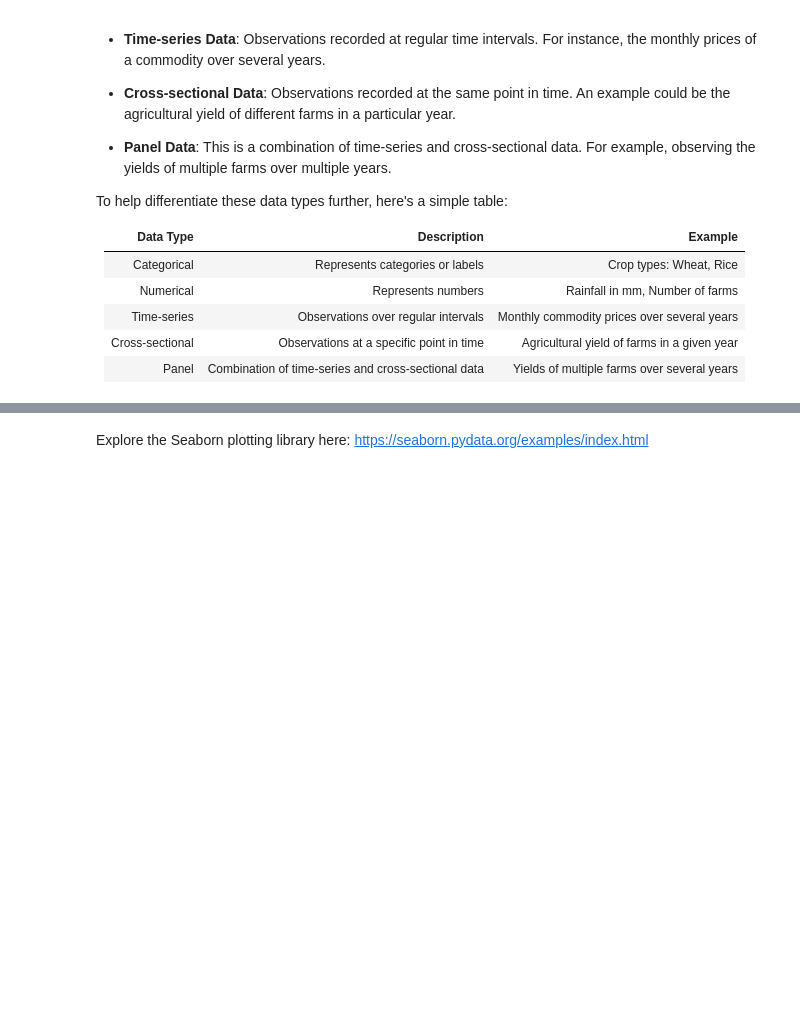
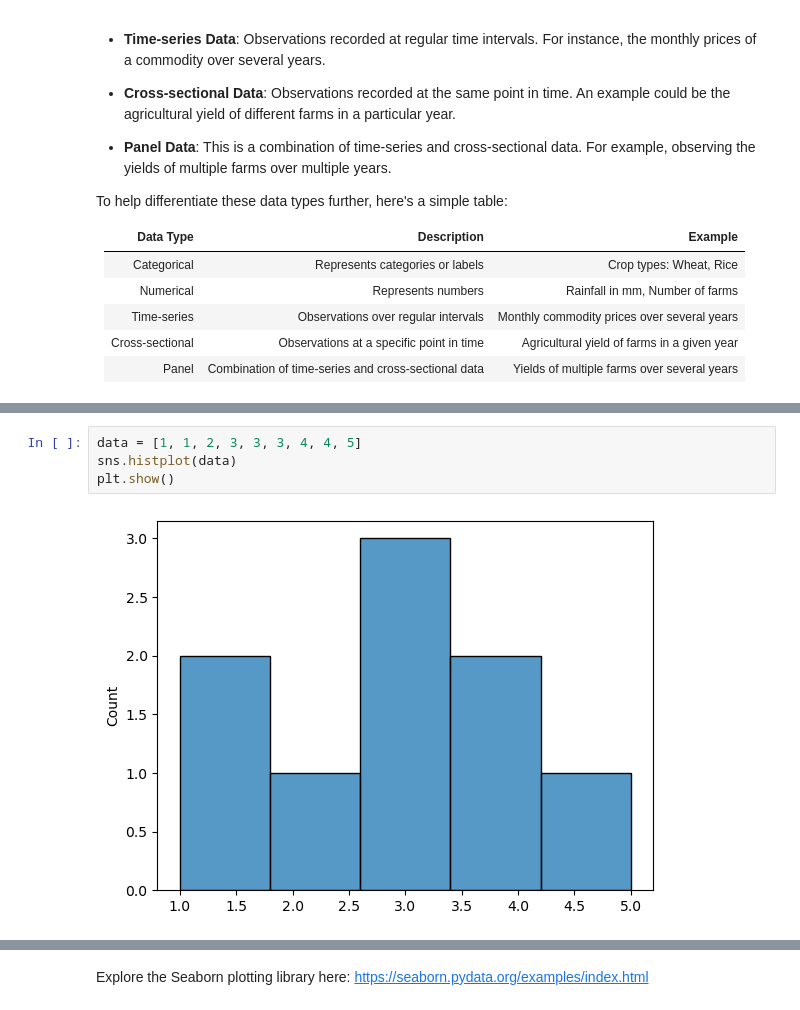
Before and after one commit to jancgreyling/AE_Python, a Jupyter notebook: lectures/Lecture_3.ipynb, the cells around one changed output, grey strips where cells are left out. Drawn from its saved outputs; the diff is of its cells as text; blank space fills up the shorter version.

```diff
--- a/lectures/Lecture_3.ipynb
+++ b/lectures/Lecture_3.ipynb
@@ -207,0 +224,6 @@ Both libraries work well with Pandas dataframes, which means you can directly pa
+# %%
+data = [1, 1, 2, 3, 3, 3, 4, 4, 5]
+sns.histplot(data)
+plt.show()
+# %% [output]
+[figure, added]
```
Also changed, not shown: parts of 36 cells of this notebook, 10 other files.
